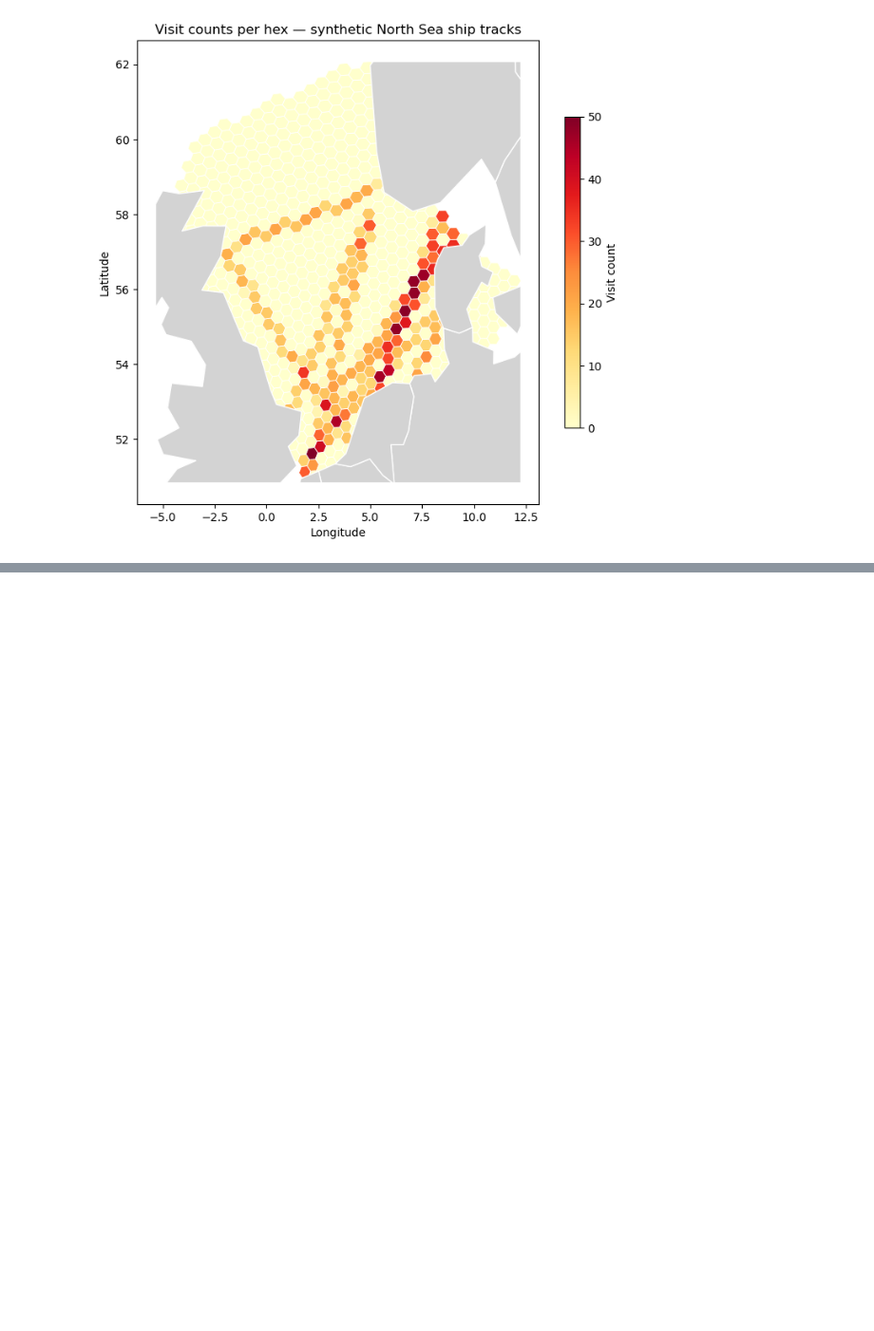
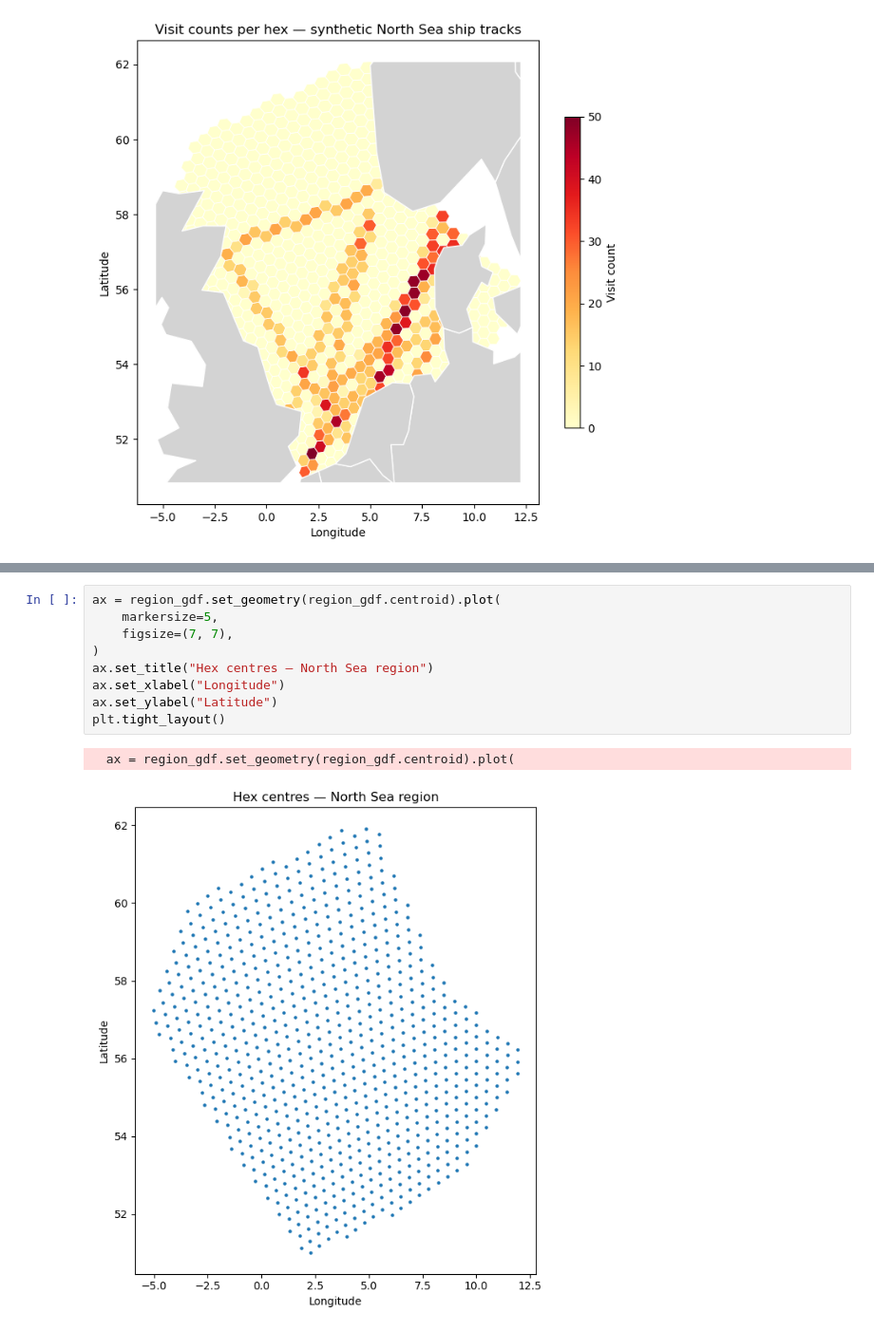
Before and after one commit to willirath/hextraj, a Jupyter notebook: notebooks/hex_aggregation.ipynb, the cells around one changed output, grey strips where cells are left out. Shown at 95% size. Saved outputs shown, nothing was run; the diff lists cells and outputs as text; blank space fills up the shorter version.

```diff
--- a/notebooks/hex_aggregation.ipynb
+++ b/notebooks/hex_aggregation.ipynb
@@ -167,0 +184,12 @@ plt.tight_layout()
+# %%
+ax = region_gdf.set_geometry(region_gdf.centroid).plot(
+    markersize=5,
+    figsize=(7, 7),
+)
+ax.set_title("Hex centres — North Sea region")
+ax.set_xlabel("Longitude")
+ax.set_ylabel("Latitude")
+plt.tight_layout()
+# %% [output]
+  ax = region_gdf.set_geometry(region_gdf.centroid).plot(
+[figure, added]
```
Also changed, not shown: parts of 8 cells of this notebook, 5 other files.
